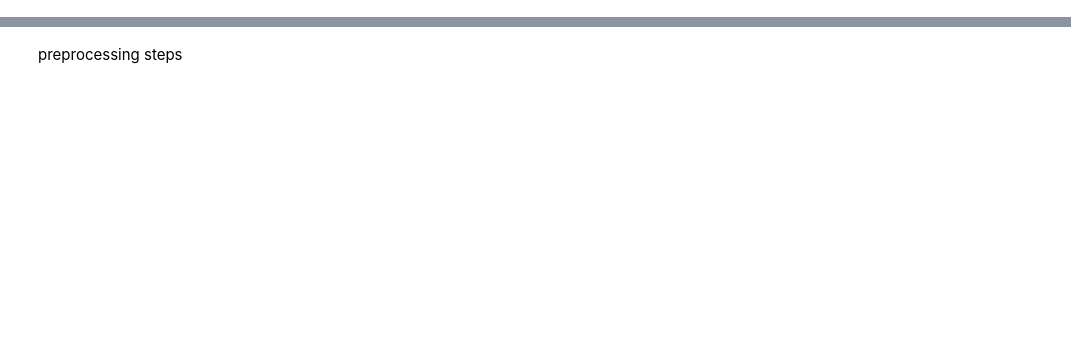
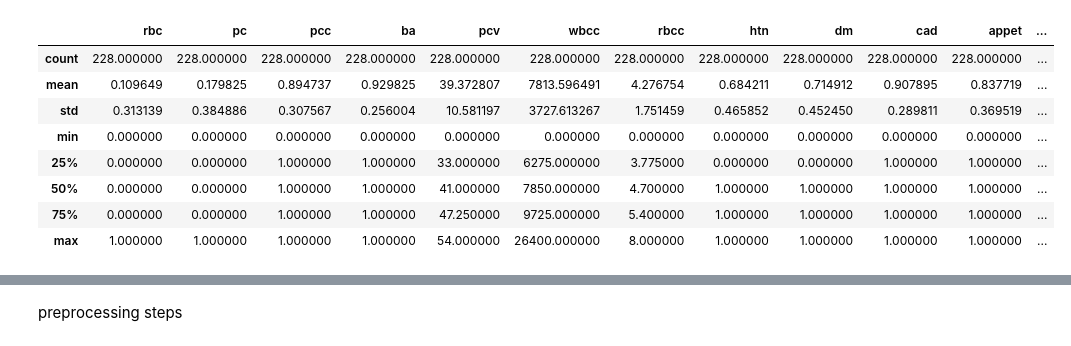
Before and after one commit to nura6199/my-dissertation, a Jupyter notebook: EnsembleHybrid.ipynb, the cells around one changed output, grey strips where cells are left out. Saved outputs shown, nothing was run; the diff lists cells and outputs as text; code cells hidden in the pictures; blank space fills up the shorter version.

```diff
--- a/EnsembleHybrid.ipynb
+++ b/EnsembleHybrid.ipynb
@@ -22,0 +91,12 @@ data = pd.read_csv('chronic_kidney_disease.csv')
+# %%
+data.describe()
+# %% [output]
+|  | rbc | pc | pcc | ba | pcv | wbcc | rbcc | htn | dm | cad | appet | ... |
+| count | 228.000000 | 228.000000 | 228.000000 | 228.000000 | 228.000000 | 228.000000 | 228.000000 | 228.000000 | 228.000000 | 228.000000 | 228.000000 | ... |
+| mean | 0.109649 | 0.179825 | 0.894737 | 0.929825 | 39.372807 | 7813.596491 | 4.276754 | 0.684211 | 0.714912 | 0.907895 | 0.837719 | ... |
+| std | 0.313139 | 0.384886 | 0.307567 | 0.256004 | 10.581197 | 3727.613267 | 1.751459 | 0.465852 | 0.452450 | 0.289811 | 0.369519 | ... |
+| min | 0.000000 | 0.000000 | 0.000000 | 0.000000 | 0.000000 | 0.000000 | 0.000000 | 0.000000 | 0.000000 | 0.000000 | 0.000000 | ... |
+| 25% | 0.000000 | 0.000000 | 1.000000 | 1.000000 | 33.000000 | 6275.000000 | 3.775000 | 0.000000 | 0.000000 | 1.000000 | 1.000000 | ... |
+| 50% | 0.000000 | 0.000000 | 1.000000 | 1.000000 | 41.000000 | 7850.000000 | 4.700000 | 1.000000 | 1.000000 | 1.000000 | 1.000000 | ... |
+| 75% | 0.000000 | 0.000000 | 1.000000 | 1.000000 | 47.250000 | 9725.000000 | 5.400000 | 1.000000 | 1.000000 | 1.000000 | 1.000000 | ... |
+| max | 1.000000 | 1.000000 | 1.000000 | 1.000000 | 54.000000 | 26400.000000 | 8.000000 | 1.000000 | 1.000000 | 1.000000 | 1.000000 | ... |
```
Also changed, not shown: parts of 25 cells of this notebook.
